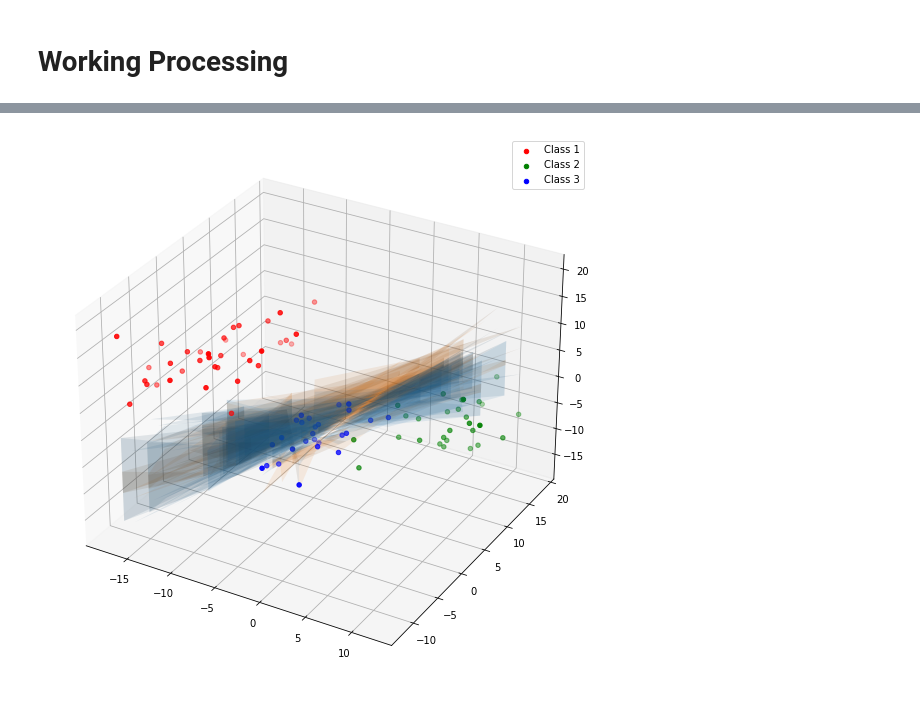
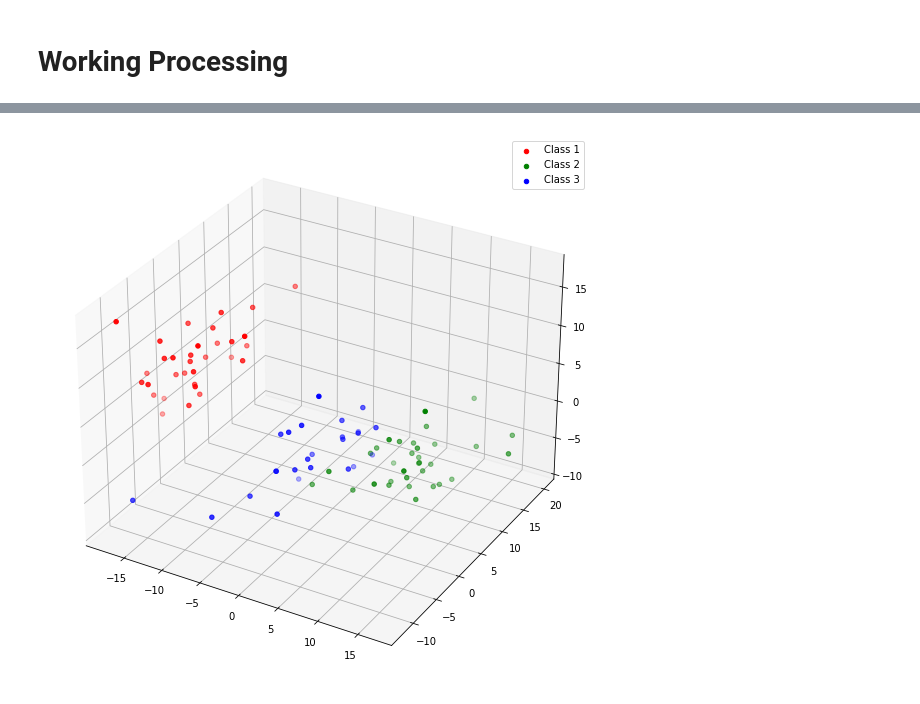
Before and after one commit to Ashirbad-Sarangi/gda, a Jupyter notebook: codes/multi_class_lda.ipynb, the cells around one changed output, grey strips where cells are left out. Saved outputs shown, nothing was run; the diff lists cells and outputs as text; code cells hidden in the pictures.

```diff
--- a/codes/multi_class_lda.ipynb
+++ b/codes/multi_class_lda.ipynb
@@ -211,0 +244,8 @@ array([[ 2.00628248e-01,  1.12292074e-01,  4.51289661e-01,
+# %%
+figure = graph.figure(figsize = (10,10))
+ax = figure.add_subplot(projection='3d')
+ax.scatter(df_c1['x1'],df_c1['x2'],df_c1['x3'],c = 'red',label = "Class 1")
+ax.scatter(df_c2['x1'],df_c2['x2'],df_c2['x3'],c = 'green',label = "Class 2")
+ax.scatter(df_c3['x1'],df_c3['x2'],df_c3['x3'],c = 'blue', label = "Class 3")
+ax.plot_surface(df_train['x1'],df_train['x2'],hyperplane_c1_c2,alpha = 1)
+graph.show()
@@ -212,28 +254,32 @@ array([[ 2.00628248e-01,  1.12292074e-01,  4.51289661e-01,
 # %%
 df_test_c1 = df_test[df_test['y'] == 1]
 df_test_c2 = df_test[df_test['y'] == 2]
 df_test_c3 = df_test[df_test['y'] == 3]
+
 
 test_hyperplane_c1_c2 = maths.array([-((w_c1_c2[0] * df_test['x1']) + w0_c1_c2 )/w_c1_c2[2] , -((w_c1_c2[1] * df_test['x2'])  + w0_c1_c2)/w_c1_c2[2]])
 test_hyperplane_c2_c3 = maths.array([-((w_c2_c3[0] * df_test['x1']) + w0_c2_c3 )/w_c2_c3[2] , -((w_c2_c3[1] * df_test['x2'])  + w0_c2_c3)/w_c2_c3[2]])
 
 if len(df_raw.columns) == 3:
     figure = graph.figure(figsize=(10,10))
     graph.scatter(df_pos['x1'], df_pos['x2'], c = 'blue',label = 'Positive Class')
     graph.scatter(df_neg['x1'], df_neg['x2'], c = 'red', label = 'Negative Class')
     graph.title("Class")
     graph.xlabel("X1")
     graph.ylabel("X2")
     graph.legend()
     graph.show()
 elif len(df_raw.columns) == 4 :
+
+    x , y = maths.meshgrid(df_test['x1'],df_test['x2'])
+    z12 = -(w_c1_c2[0]*x + w_c1_c2[1] *y + w0_c1_c2 ) / w_c1_c2[2]
     figure = graph.figure(figsize = (10,10))
     ax = figure.add_subplot(projection='3d')
     ax.scatter(df_test_c1['x1'],df_test_c1['x2'],df_test_c1['x3'],c = 'red',label = "Class 1")
     ax.scatter(df_test_c2['x1'],df_test_c2['x2'],df_test_c2['x3'],c = 'green',label = "Class 2")
     ax.scatter(df_test_c3['x1'],df_test_c3['x2'],df_test_c3['x3'],c = 'blue', label = "Class 3")
-    ax.plot_surface(df_test['x1'],df_test['x2'],test_hyperplane_c1_c2, alpha = 0.1)
-    ax.plot_surface(df_test['x1'],df_test['x2'],test_hyperplane_c2_c3,alpha = 0.1)
+    # ax.plot_surface(x,y,z12,alpha = 0.002)
+    # ax.plot_surface(df_test['x1'],df_test['x2'],test_hyperplane_c2_c3,alpha = 0.1)
     ax.legend()
 # %% [output]
-[figure, old version]
+[figure, new version]
```
Also changed, not shown: parts of 13 cells of this notebook.
